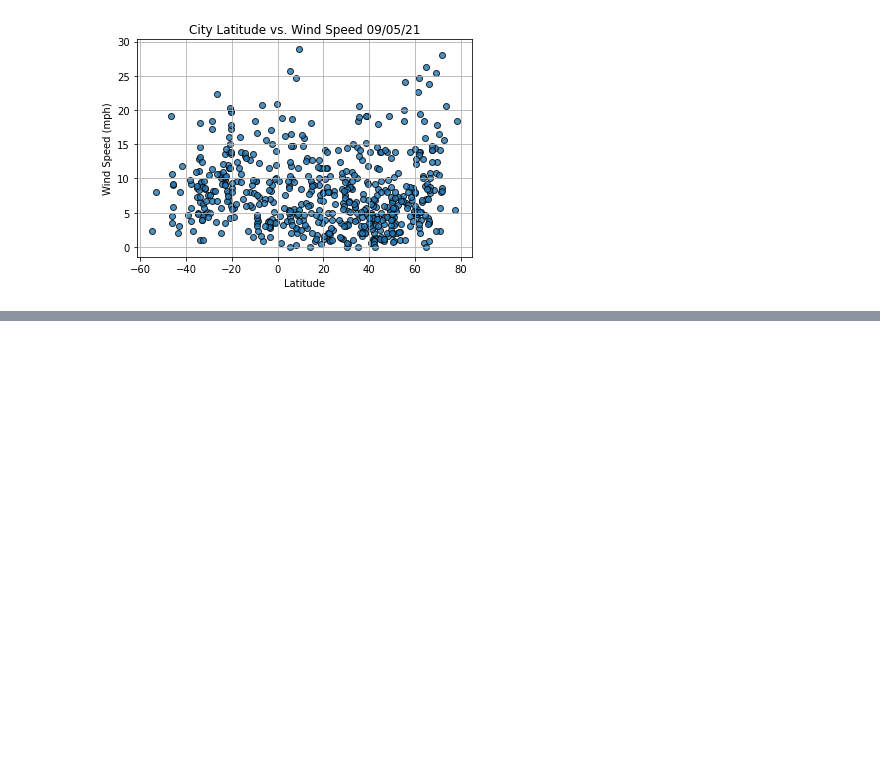
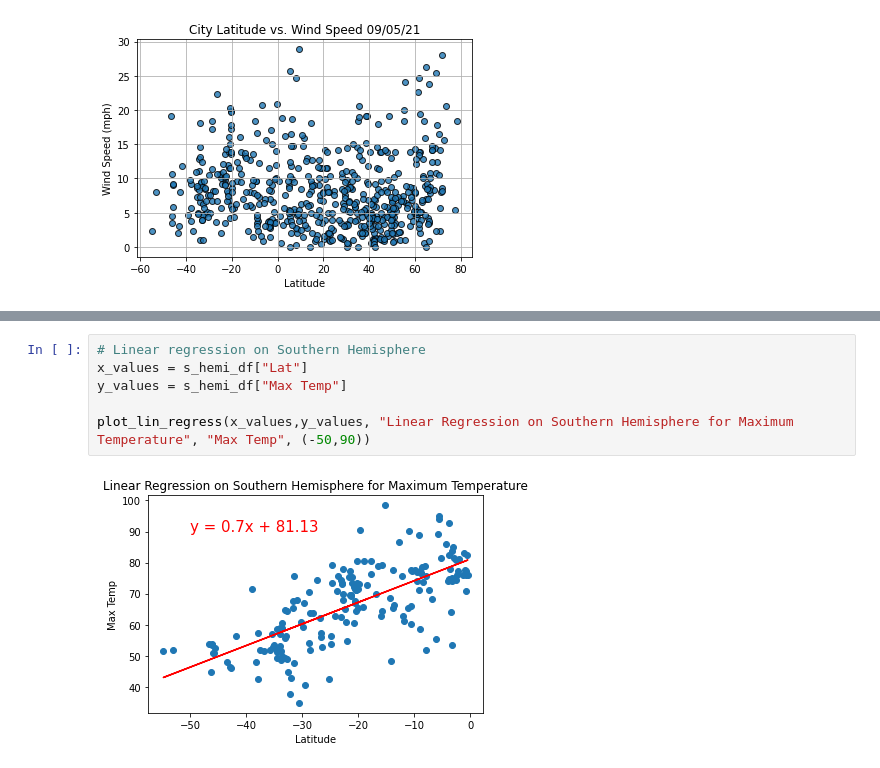
Before and after one commit to mhk197/World_Weather_Analysis, a Jupyter notebook: Weatherpy.ipynb, the cells around one changed output, grey strips where cells are left out. Cells and saved outputs as stored; diff of their text form; blank space fills up the shorter version.

```diff
--- a/Weatherpy.ipynb
+++ b/Weatherpy.ipynb
@@ -221,0 +258,8 @@ plt.show()
+# %%
+# Linear regression on Southern Hemisphere
+x_values = s_hemi_df["Lat"]
+y_values = s_hemi_df["Max Temp"]
+
+plot_lin_regress(x_values,y_values, "Linear Regression on Southern Hemisphere for Maximum Temperature", "Max Temp", (-50,90))
+# %% [output]
+[figure, added]
```
Also changed, not shown: parts of 3 cells of this notebook.
